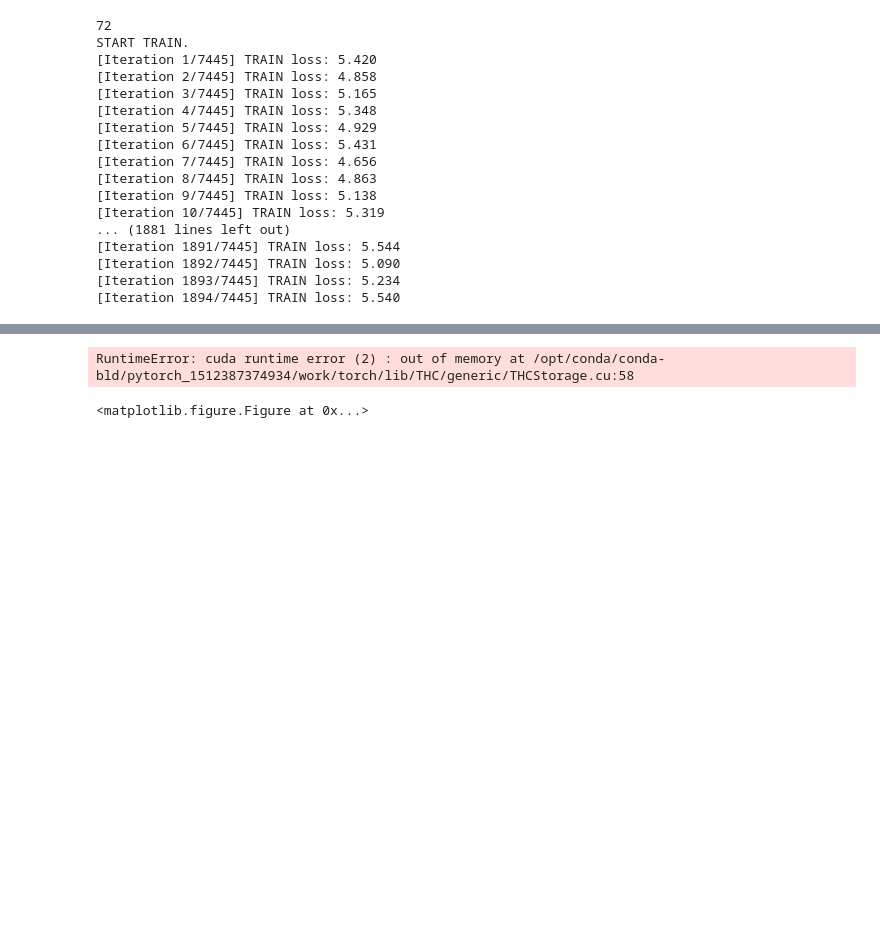
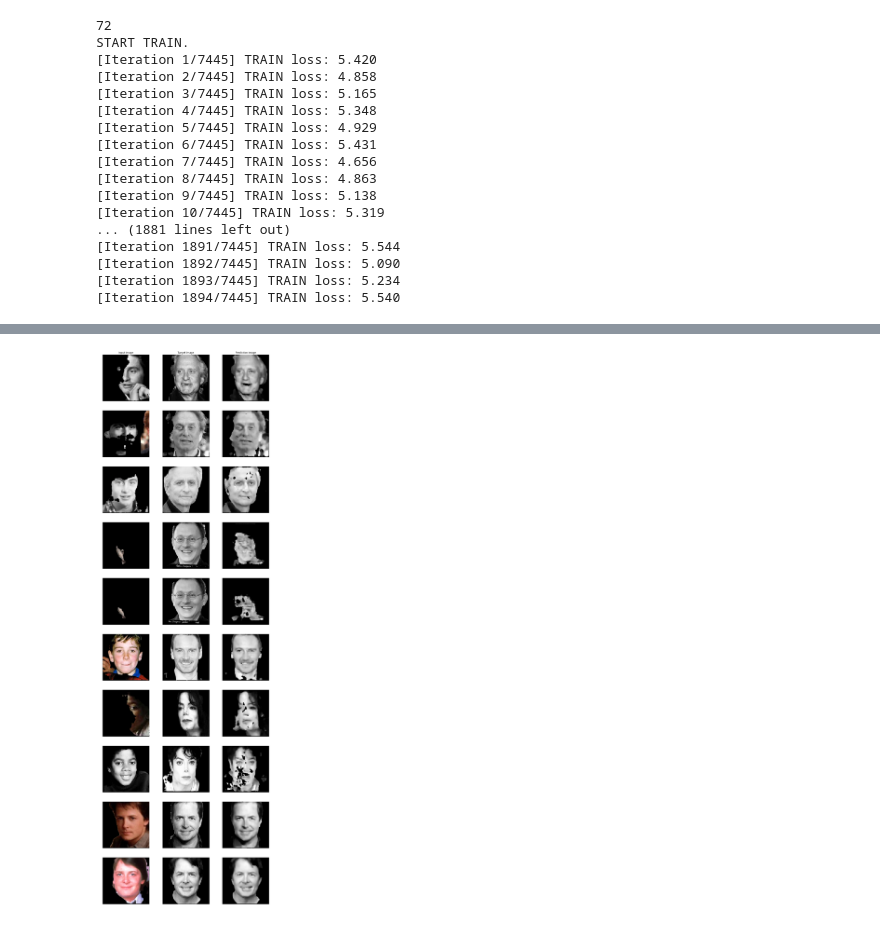
Before and after one commit to HX4G0N/ConvAge, a Jupyter notebook: ConvAge3.ipynb, the cells around one changed output, grey strips where cells are left out. Cells and saved outputs as stored; diff of their text form; code cells hidden in the pictures; blank space fills up the shorter version.

```diff
--- a/ConvAge3.ipynb
+++ b/ConvAge3.ipynb
@@ -30,6 +28,7 @@ The autoreload extension is already loaded. To reload it, use:
 # %%
-train_data = FaceData(image_paths_file='LAG_background/train/train.txt')
+train_data = FaceDataCropped(image_paths_file='LAG_background/train/train.txt')
 val_data = FaceData(image_paths_file='LAG/val/val.txt')
+test_data = FaceData(image_paths_file='LAG/train/train.txt')
 # %%
 print("Train size: %i" % len(train_data))
 print("Validation size: %i" % len(val_data))
@@ -104,4 +103,4 @@ START TRAIN.
 [Iteration 1893/7445] TRAIN loss: 5.234
 [Iteration 1894/7445] TRAIN loss: 5.540
 # %%
-model = torch.load('models/convage_nn_3.model')
+model = torch.load('models/convage_nn_background_380epochs.model')
@@ -108,7 +127,7 @@ model = torch.load('models/convage_nn_3.model')
 # %%
 num_example_imgs = 10
 plt.figure(figsize=(15, 5 * num_example_imgs))
-for i, (img, target) in enumerate(train_data[70:70+num_example_imgs]):
+for i, (img, target) in enumerate(train_data[1220:1220+num_example_imgs]):
     inputs = img.unsqueeze(0)
     inputs = Variable(inputs)
     if model.is_cuda:
@@ -116,32 +135,31 @@ for i, (img, target) in enumerate(train_data[70:70+num_example_imgs]):
 
     outputs = model.forward(inputs)
     _, preds = torch.max(outputs, 1)
     pred = preds[0].data.cpu()
 
     img, target, pred = img.numpy(), target.numpy(), pred.numpy()
 
     # img
     plt.subplot(num_example_imgs, 3, i * 3 + 1)
     plt.axis('off')
     plt.imshow(img.transpose(1,2,0))
     if i == 0:
         plt.title("Input image")
 
     # target
     plt.subplot(num_example_imgs, 3, i * 3 + 2)
     plt.axis('off')
     target /= 255
     plt.imshow(target.reshape(200,200), cmap='gray')
     if i == 0:
         plt.title("Target image")
 
     # pred
     plt.subplot(num_example_imgs, 3, i * 3 + 3)
     plt.axis('off')
     plt.imshow(pred.reshape(200,200), cmap='gray')
     if i == 0:
         plt.title("Prediction image")
 plt.show()
 # %% [output]
-RuntimeError: cuda runtime error (2) : out of memory at /opt/conda/conda-bld/pytorch_1512387374934/work/torch/lib/THC/generic/THCStorage.cu:58
-<matplotlib.figure.Figure at 0x...>
+[figure, added]
```
Also changed, not shown: parts of 2 cells of this notebook, 10 other files.
